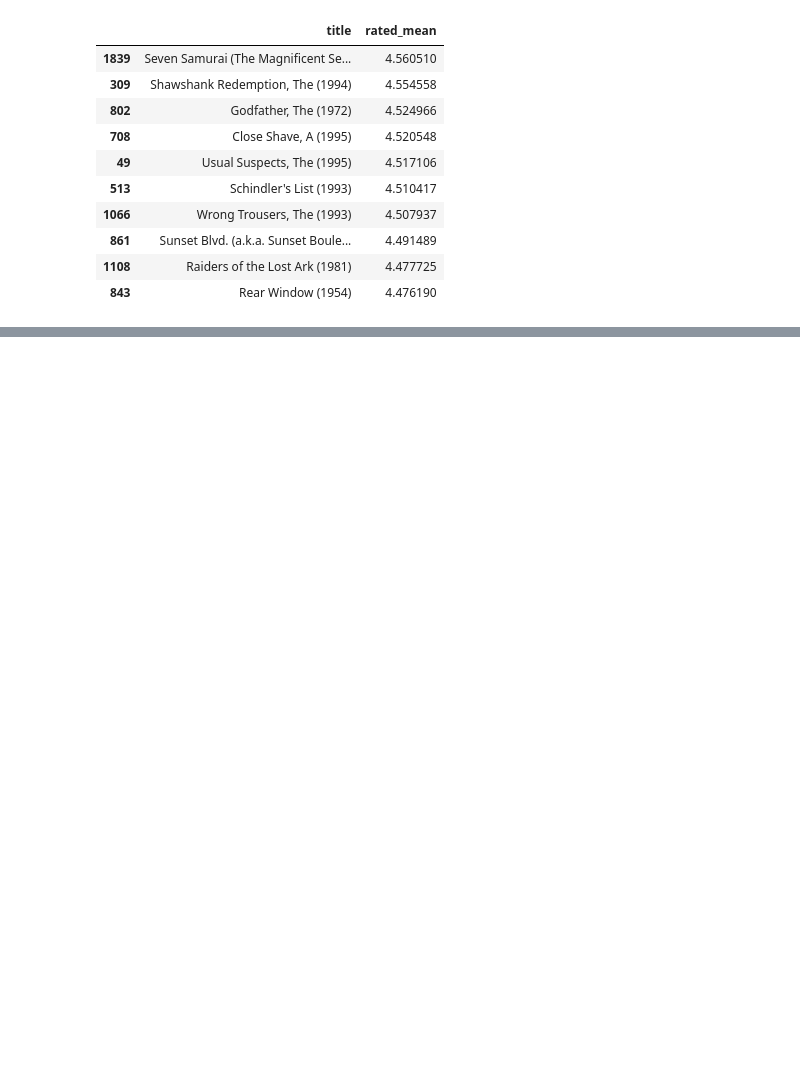
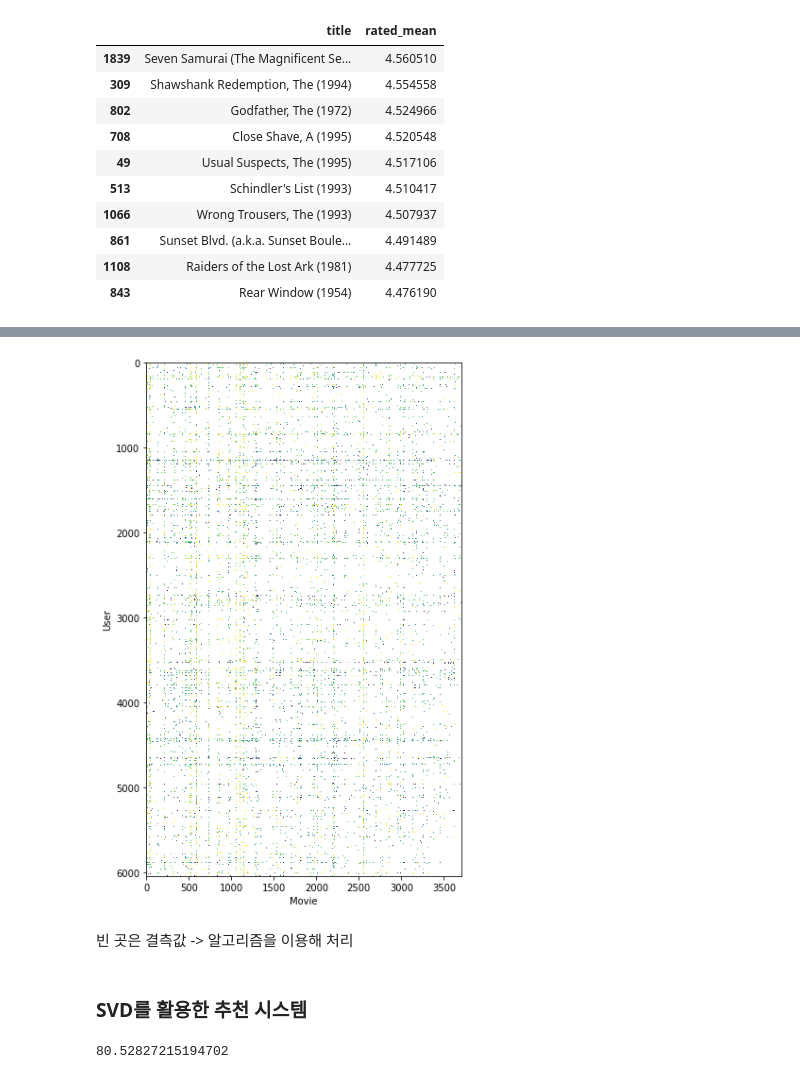
Before and after one commit to sohyeondian/python3, a Jupyter notebook: source/14. 영화 평점 예측.ipynb, the cells around one changed output, grey strips where cells are left out. Cells and saved outputs as stored; diff of their text form; code cells hidden in the pictures; blank space fills up the shorter version.

```diff
--- a/source/14. 영화 평점 예측.ipynb
+++ b/source/14. 영화 평점 예측.ipynb
@@ -366,0 +384,3 @@ merged_data[merged_data['rated_count'] > 100][
+# %%
+rating_table = rating_data[['user_id', 'movie_id', 'rating']].set_index(['user_id', 'movie_id']).unstack()
+rating_table.head(10)
@@ -366,0 +402,13 @@ merged_data[merged_data['rated_count'] > 100][
+# %%
+plt.rcParams['figure.figsize'] = [10, 10]
+plt.imshow(rating_table)
+plt.grid(False)
+plt.xlabel('Movie')
+plt.ylabel('User')
+plt.show()
+# %% [output]
+[figure, added]
+# %% [markdown]
+빈 곳은 결측값 -> 알고리즘을 이용해 처리
+# %% [markdown]
+### SVD를 활용한 추천 시스템
@@ -366,0 +424,11 @@ merged_data[merged_data['rated_count'] > 100][
+# %%
+import time
+# SVD 모델 학습
+train_start = time.time()
+model = SVD(n_factors=8, lr_all=0.005, reg_all=0.02, n_epochs=100)
+
+model.fit(train_data)
+train_end = time.time()
+train_end - train_start
+# %% [output]
+80.52827215194702
```
Also changed, not shown: parts of 8 cells of this notebook.
